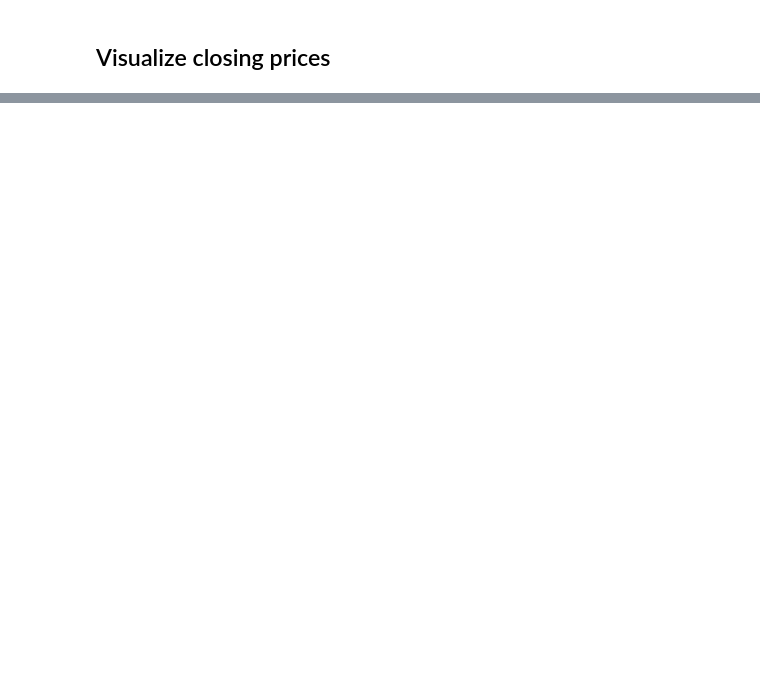
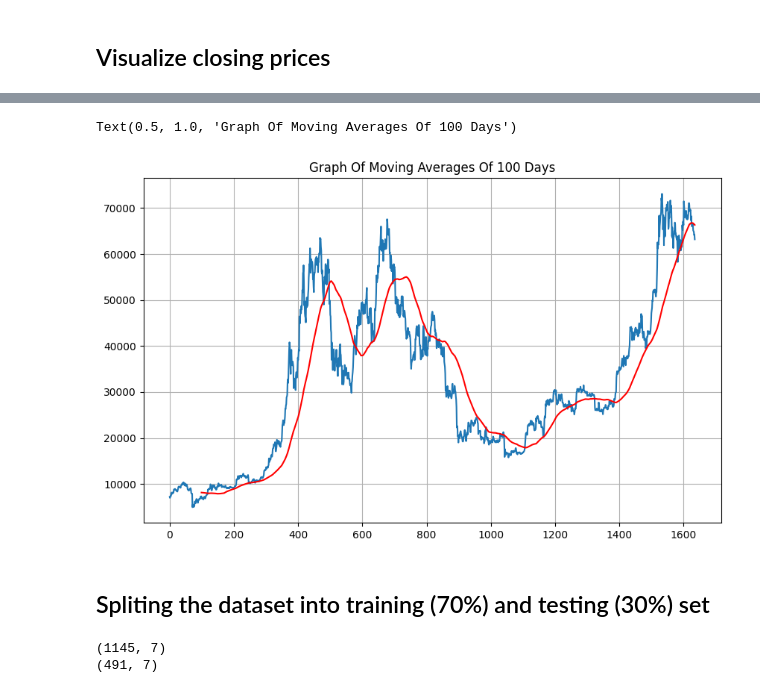
Before and after one commit to GilbertTcheugoue/Backtesting-Infrastructure-CryptoTrading, a Jupyter notebook: notebooks/LSTM_model.ipynb, the cells around one changed output, grey strips where cells are left out. Drawn from its saved outputs; the diff is of its cells as text; code cells hidden in the pictures; blank space fills up the shorter version.

```diff
--- a/notebooks/LSTM_model.ipynb
+++ b/notebooks/LSTM_model.ipynb
@@ -58,0 +55,3 @@ plt.show()
+# %%
+ma100 = df.Close.rolling(100).mean()
+ma100
@@ -58,0 +71,22 @@ plt.show()
+# %%
+plt.figure(figsize = (10,6))
+plt.plot(df.Close)
+plt.plot(ma100, 'r')
+plt.grid(True)
+plt.title('Graph Of Moving Averages Of 100 Days')
+# %% [output]
+Text(0.5, 1.0, 'Graph Of Moving Averages Of 100 Days')
+[figure, added]
+# %% [markdown]
+## Spliting the dataset into training (70%) and testing (30%) set
+# %%
+# Splitting data into training and testing
+
+train = pd.DataFrame(data[0:int(len(data)*0.70)])
+test = pd.DataFrame(data[int(len(data)*0.70): int(len(data))])
+
+print(train.shape)
+print(test.shape)
+# %% [output]
+(1145, 7)
+(491, 7)
```
Also changed, not shown: parts of 19 cells of this notebook.
